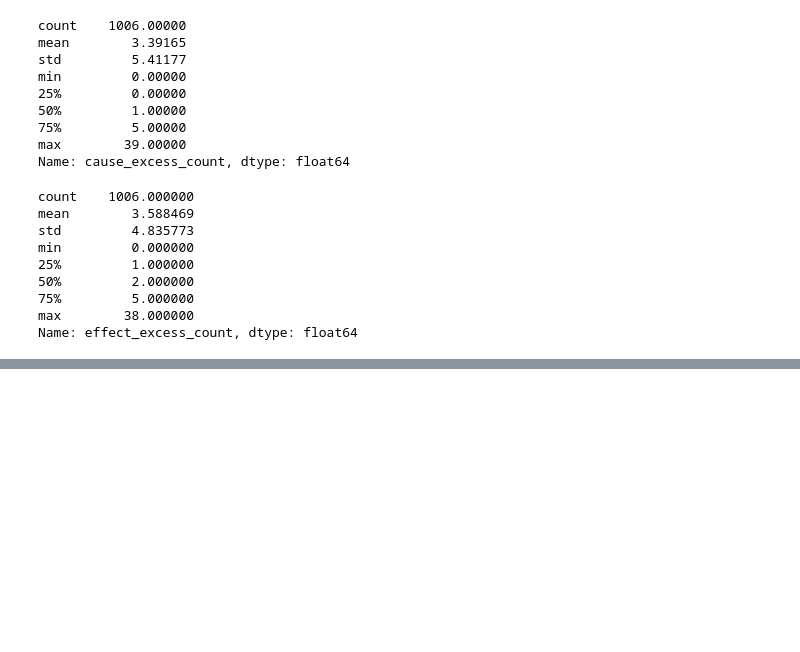
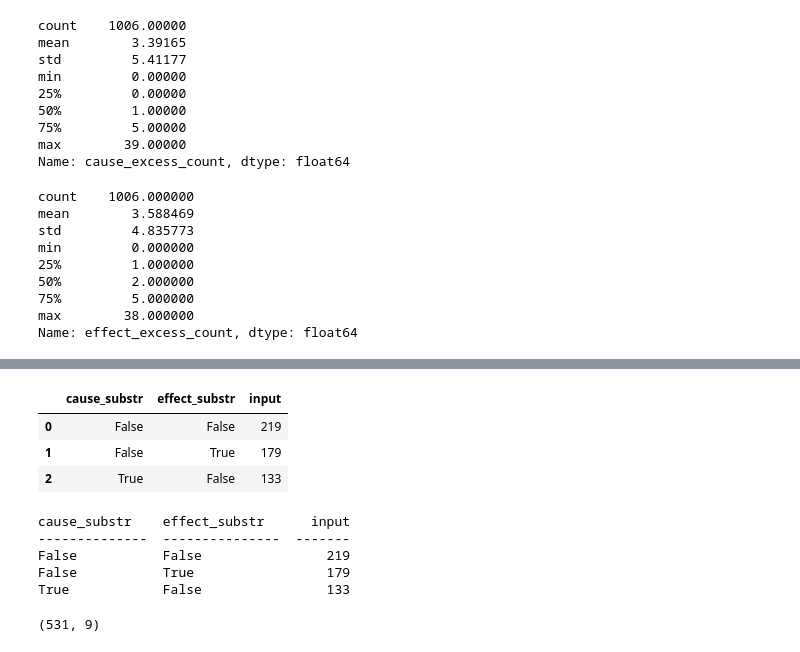
Before and after one commit to oyarsa/event_extraction, a Jupyter notebook: error_analysis/extraction_error_modes/error_modes.ipynb, the cells around one changed output, grey strips where cells are left out. Saved outputs shown, nothing was run; the diff lists cells and outputs as text; code cells hidden in the pictures; blank space fills up the shorter version.

Commit message:
error_analysis(extraction): Exploratory data analysis on substr valid

```diff
--- a/error_analysis/extraction_error_modes/error_modes.ipynb
+++ b/error_analysis/extraction_error_modes/error_modes.ipynb
@@ -277,3 +277,6 @@ df_substr.head()
 | 6 | We expect a primary growth driver... | [Cause] Beyond's products emit 90... | [Cause] Beyond's products emit 90... | Beyond's products emit 90% less g... | a primary growth driver to be the... | Beyond's products emit 90% less g... | the 20% of consumers willing to a... | True | ... |
 # %%
 df_substr.to_json("substr.json", orient="records")
+# %%
+df_nosub = df.query("(pred_cause != gold_cause) and (not cause_substr or not effect_substr)").copy()
+df_nosub.head()
@@ -279,0 +290,20 @@ df_substr.to_json("substr.json", orient="records")
+# %%
+nosub_agg = df_nosub.groupby(["cause_substr", "effect_substr"])['input'].count().reset_index()
+nosub_agg
+# %% [output]
+|  | cause_substr | effect_substr | input |
+| 0 | False | False | 219 |
+| 1 | False | True | 179 |
+| 2 | True | False | 133 |
+# %%
+print(nosub_agg.to_markdown(tablefmt="simple", index=False))
+# %% [output]
+cause_substr    effect_substr      input
+--------------  ---------------  -------
+False           False                219
+False           True                 179
+True            False                133
+# %%
+df_nosub.shape
+# %% [output]
+(531, 9)
```
Also changed, not shown: parts of 2 cells of this notebook, 24 other files.
